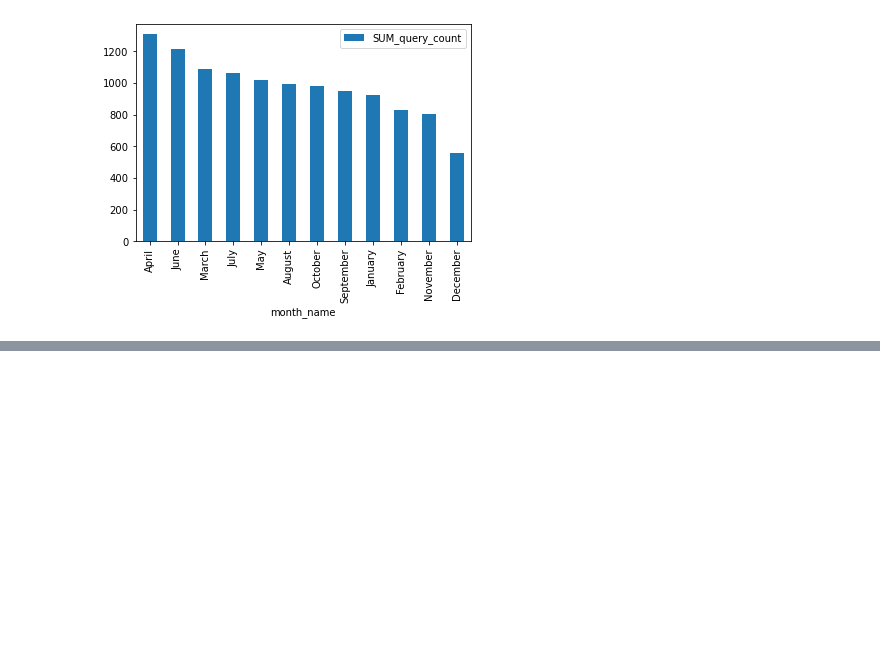
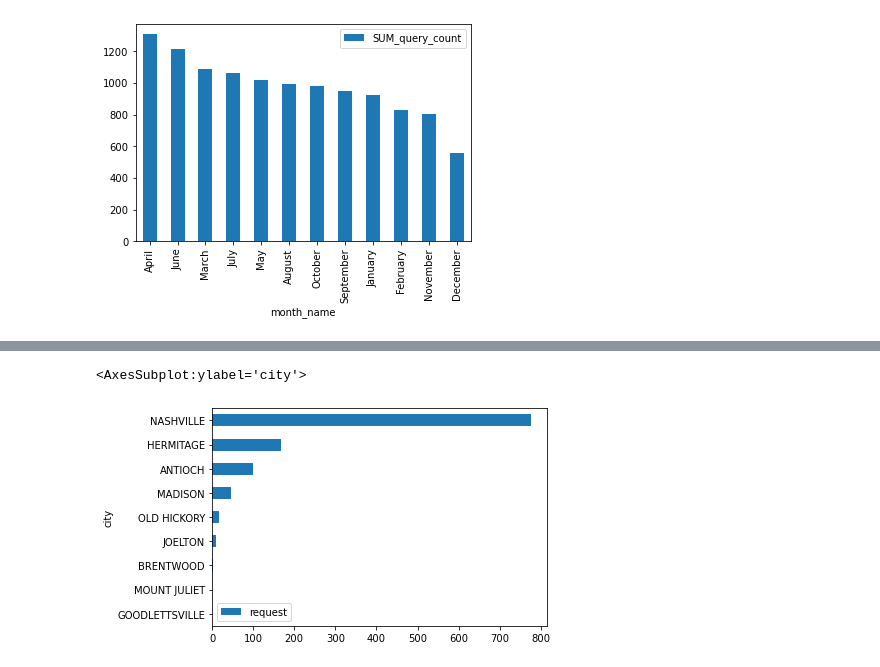
Before and after one commit to NSS-Data-Analytics-Cohort-6/socrata-api-robschulteis, a Jupyter notebook: notebooks/api_proj.ipynb, the cells around one changed output, grey strips where cells are left out. Drawn from its saved outputs; the diff is of its cells as text; code cells hidden in the pictures; blank space fills up the shorter version.

```diff
--- a/notebooks/api_proj.ipynb
+++ b/notebooks/api_proj.ipynb
@@ -235,0 +214,6 @@ res_total_m_df.plot(x='month_name', y='SUM_query_count', kind='bar')
+# %%
+endpoint_complainers = 'https://data.nashville.gov/resource/479w-kw2x.json?$select=city, request'
+response_complainers = requests.get(endpoint_complainers)
+res_complainers = response_complainers.json()
+res_complainers_df = pd.DataFrame(res_complainers)
+res_complainers_df
@@ -235,0 +234,7 @@ res_total_m_df.plot(x='month_name', y='SUM_query_count', kind='bar')
+# %%
+#https://data.nashville.gov/resource/qywv-8sc2.json
+endpoint_police = 'https://data.nashville.gov/resource/qywv-8sc2.json?&$select=city, incident_type'
+response_police = requests.get(endpoint_police)
+res_police = response_police.json()
+res_police_df = pd.DataFrame(res_police)
+res_police_df
@@ -235,0 +254,2 @@ res_total_m_df.plot(x='month_name', y='SUM_query_count', kind='bar')
+# %%
+merge = pd.merge(res_complainers_df,res_police_df,how='left', on='city')
@@ -235,0 +272,7 @@ res_total_m_df.plot(x='month_name', y='SUM_query_count', kind='bar')
+# %%
+merge_grp = merge.groupby ('city').agg ('count').sort_values(by='request',ascending=True).reset_index ()
+# %%
+merge_grp.plot(x='city',y='request', kind='barh')
+# %% [output]
+<AxesSubplot:ylabel='city'>
+[figure, added]
```
Also changed, not shown: parts of 13 cells of this notebook.
